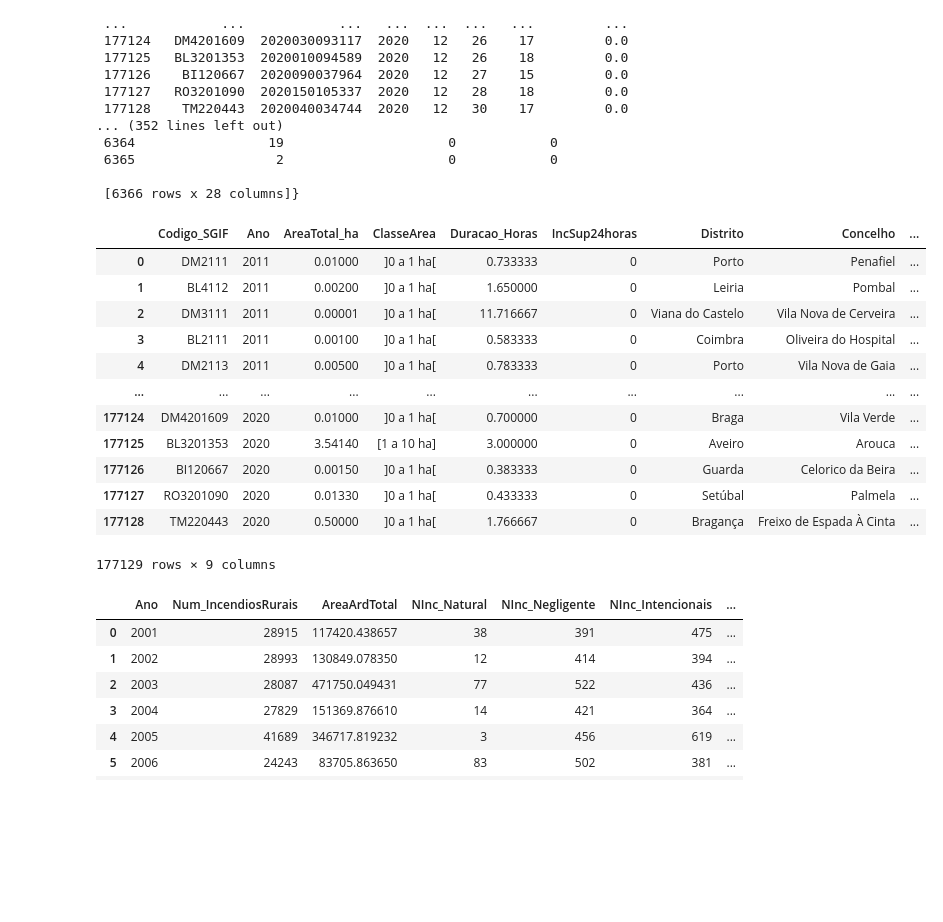
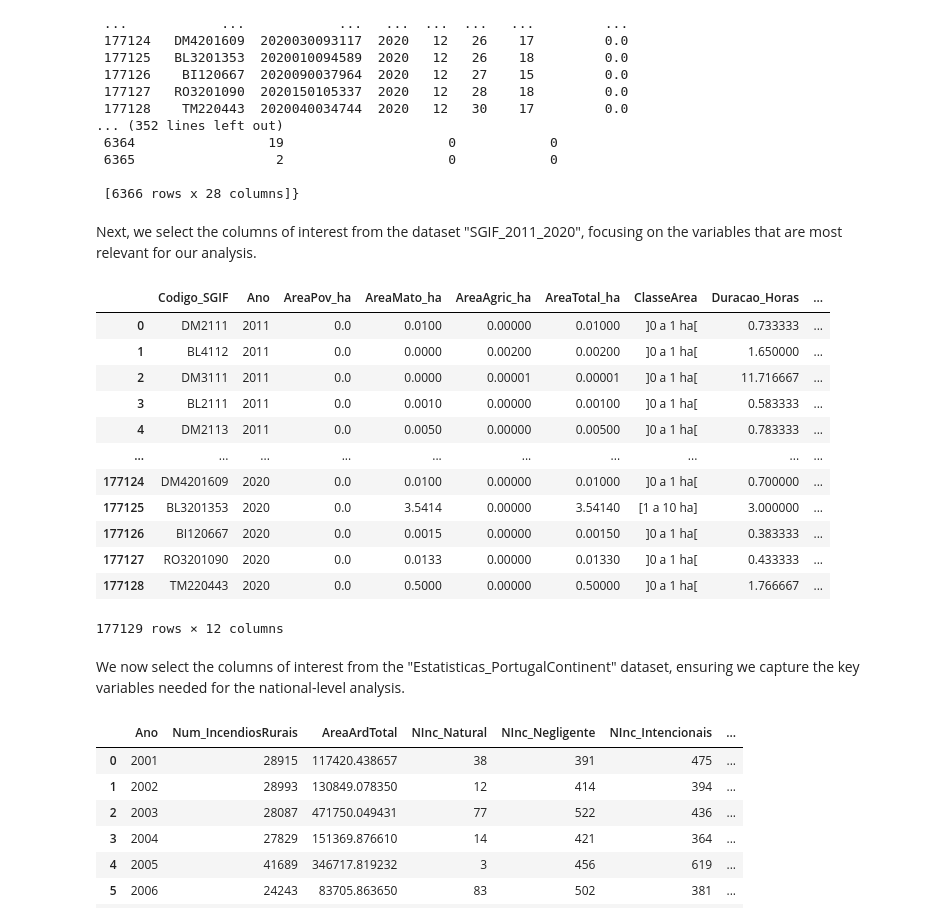
Before and after one commit to brunomfernandes45/fced_stats_project, a Jupyter notebook: phase1_preparation.ipynb, the cells around one changed output. Cells and saved outputs as stored; diff of their text form; code cells hidden in the pictures; blank space fills up the shorter version.

```diff
--- a/phase1_preparation.ipynb
+++ b/phase1_preparation.ipynb
@@ -113,24 +139,28 @@ datasets
  6365                  2                     0            0
 
  [6366 rows x 28 columns]}
+# %% [markdown]
+Next, we select the columns of interest from the dataset "SGIF_2011_2020", focusing on the variables that are most relevant for our analysis.
 # %%
 # change the SGIF_2011_2020 dataset to have only these columns: Codigo_SGIF, Ano, AreaTotal_ha, ClasseArea,	Duracao_Horas, IncSup24horas, Distrito, Concelho, FonteAlerta
-datasets['SGIF_2011_2020'] = datasets['SGIF_2011_2020'][['Codigo_SGIF', 'Ano', 'AreaTotal_ha', 'ClasseArea', 'Duracao_Horas', 'IncSup24horas', 'Distrito', 'Concelho', 'FonteAlerta']]
+datasets['SGIF_2011_2020'] = datasets['SGIF_2011_2020'][['Codigo_SGIF', 'Ano', 'AreaPov_ha', 'AreaMato_ha', 'AreaAgric_ha', 'AreaTotal_ha', 'ClasseArea', 'Duracao_Horas', 'IncSup24horas', 'Distrito', 'Concelho', 'FonteAlerta']]
 datasets['SGIF_2011_2020']
 # %% [output]
-|  | Codigo_SGIF | Ano | AreaTotal_ha | ClasseArea | Duracao_Horas | IncSup24horas | Distrito | Concelho | ... |
-| 0 | DM2111 | 2011 | 0.01000 | ]0 a 1 ha[ | 0.733333 | 0 | Porto | Penafiel | ... |
-| 1 | BL4112 | 2011 | 0.00200 | ]0 a 1 ha[ | 1.650000 | 0 | Leiria | Pombal | ... |
-| 2 | DM3111 | 2011 | 0.00001 | ]0 a 1 ha[ | 11.716667 | 0 | Viana do Castelo | Vila Nova de Cerveira | ... |
-| 3 | BL2111 | 2011 | 0.00100 | ]0 a 1 ha[ | 0.583333 | 0 | Coimbra | Oliveira do Hospital | ... |
-| 4 | DM2113 | 2011 | 0.00500 | ]0 a 1 ha[ | 0.783333 | 0 | Porto | Vila Nova de Gaia | ... |
+|  | Codigo_SGIF | Ano | AreaPov_ha | AreaMato_ha | AreaAgric_ha | AreaTotal_ha | ClasseArea | Duracao_Horas | ... |
+| 0 | DM2111 | 2011 | 0.0 | 0.0100 | 0.00000 | 0.01000 | ]0 a 1 ha[ | 0.733333 | ... |
+| 1 | BL4112 | 2011 | 0.0 | 0.0000 | 0.00200 | 0.00200 | ]0 a 1 ha[ | 1.650000 | ... |
+| 2 | DM3111 | 2011 | 0.0 | 0.0000 | 0.00001 | 0.00001 | ]0 a 1 ha[ | 11.716667 | ... |
+| 3 | BL2111 | 2011 | 0.0 | 0.0010 | 0.00000 | 0.00100 | ]0 a 1 ha[ | 0.583333 | ... |
+| 4 | DM2113 | 2011 | 0.0 | 0.0050 | 0.00000 | 0.00500 | ]0 a 1 ha[ | 0.783333 | ... |
 | ... | ... | ... | ... | ... | ... | ... | ... | ... | ... |
-| 177124 | DM4201609 | 2020 | 0.01000 | ]0 a 1 ha[ | 0.700000 | 0 | Braga | Vila Verde | ... |
-| 177125 | BL3201353 | 2020 | 3.54140 | [1 a 10 ha] | 3.000000 | 0 | Aveiro | Arouca | ... |
-| 177126 | BI120667 | 2020 | 0.00150 | ]0 a 1 ha[ | 0.383333 | 0 | Guarda | Celorico da Beira | ... |
-| 177127 | RO3201090 | 2020 | 0.01330 | ]0 a 1 ha[ | 0.433333 | 0 | Setúbal | Palmela | ... |
-| 177128 | TM220443 | 2020 | 0.50000 | ]0 a 1 ha[ | 1.766667 | 0 | Bragança | Freixo de Espada À Cinta | ... |
+| 177124 | DM4201609 | 2020 | 0.0 | 0.0100 | 0.00000 | 0.01000 | ]0 a 1 ha[ | 0.700000 | ... |
+| 177125 | BL3201353 | 2020 | 0.0 | 3.5414 | 0.00000 | 3.54140 | [1 a 10 ha] | 3.000000 | ... |
+| 177126 | BI120667 | 2020 | 0.0 | 0.0015 | 0.00000 | 0.00150 | ]0 a 1 ha[ | 0.383333 | ... |
+| 177127 | RO3201090 | 2020 | 0.0 | 0.0133 | 0.00000 | 0.01330 | ]0 a 1 ha[ | 0.433333 | ... |
+| 177128 | TM220443 | 2020 | 0.0 | 0.5000 | 0.00000 | 0.50000 | ]0 a 1 ha[ | 1.766667 | ... |
-177129 rows × 9 columns
+177129 rows × 12 columns
+# %% [markdown]
+We now select the columns of interest from the "Estatisticas_PortugalContinent" dataset, ensuring we capture the key variables needed for the national-level analysis.
 # %%
 # change the Estatisticas_PortugalContinent dataset to have only these columns: Ano, Num_IncendiosRurais, AreaArdTotal, NInc_Natural, NInc_Negligente, NInc_Intencionais, NInc_Reacendimentos, NInc_Desconhecida, NInc_NaoInvestigados, Ninc_Sup24h
 datasets['Estatisticas_PortugalContinent'] = datasets['Estatisticas_PortugalContinent'][['Ano', 'Num_IncendiosRurais', 'AreaArdTotal', 'NInc_Natural', 'NInc_Negligente', 'NInc_Intencionais', 'NInc_Reacendimentos', 'NInc_Desconhecida', 'NInc_NaoInvestigados', 'Ninc_Sup24h']]
```
Also changed, not shown: parts of 28 cells of this notebook.
